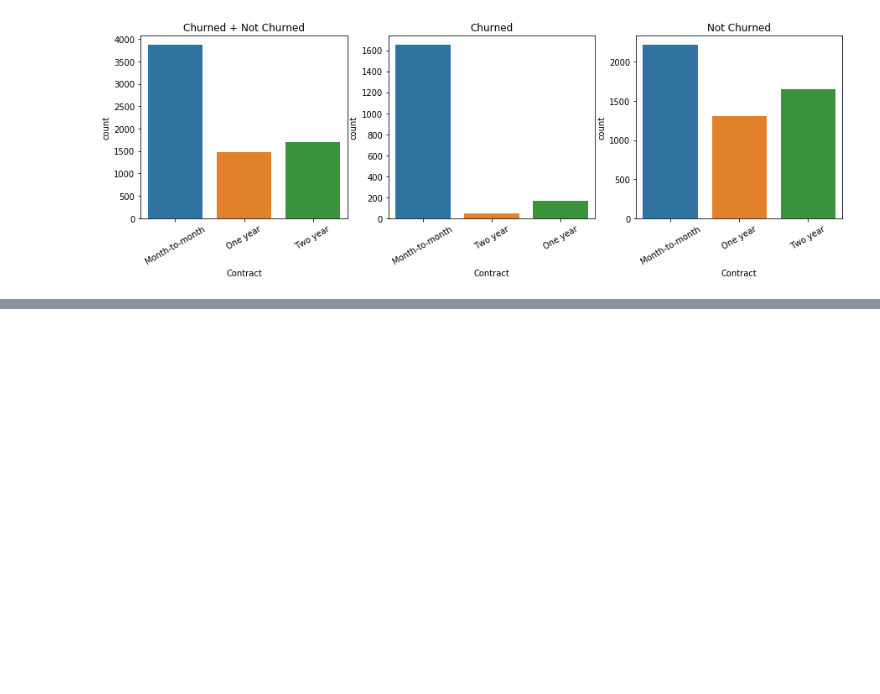
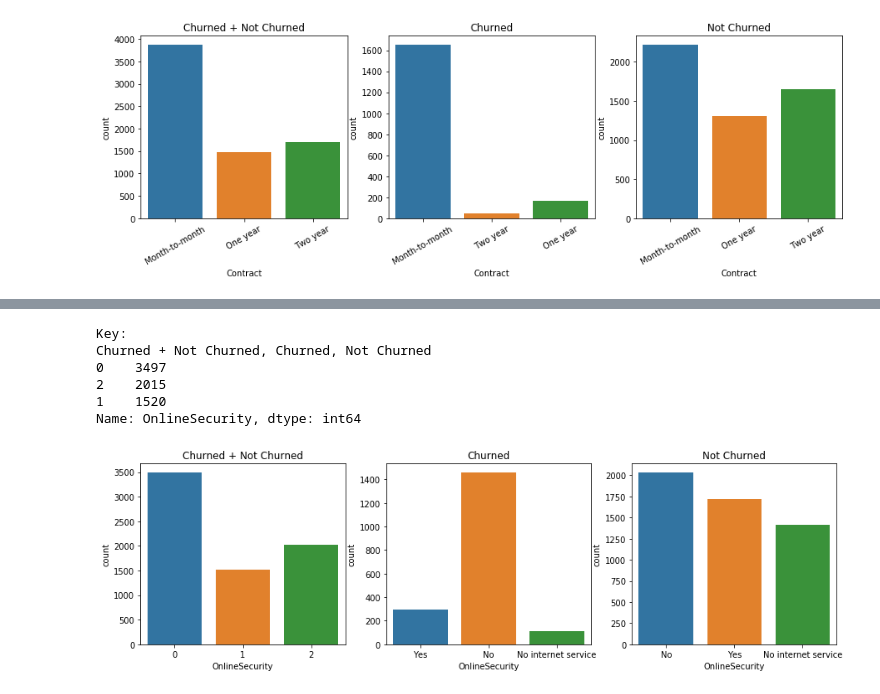
Before and after one commit to Booandlean/Telco_Customer_Churn-, a Jupyter notebook: EDA_+_Vis.ipynb, the cells around one changed output, grey strips where cells are left out. Drawn from its saved outputs; the diff is of its cells as text; code cells hidden in the pictures; blank space fills up the shorter version.

```diff
--- a/EDA_+_Vis.ipynb
+++ b/EDA_+_Vis.ipynb
@@ -355,0 +296,10 @@ Next plan of attack is to try out some regularization and/or use standard scaler
+# %%
+vis_compare('OnlineSecurity')
+# %% [output]
+Key:
+Churned + Not Churned, Churned, Not Churned
+0    3497
+2    2015
+1    1520
+Name: OnlineSecurity, dtype: int64
+[figure, added]
```
Also changed, not shown: parts of 29 cells of this notebook, 1 other file.
